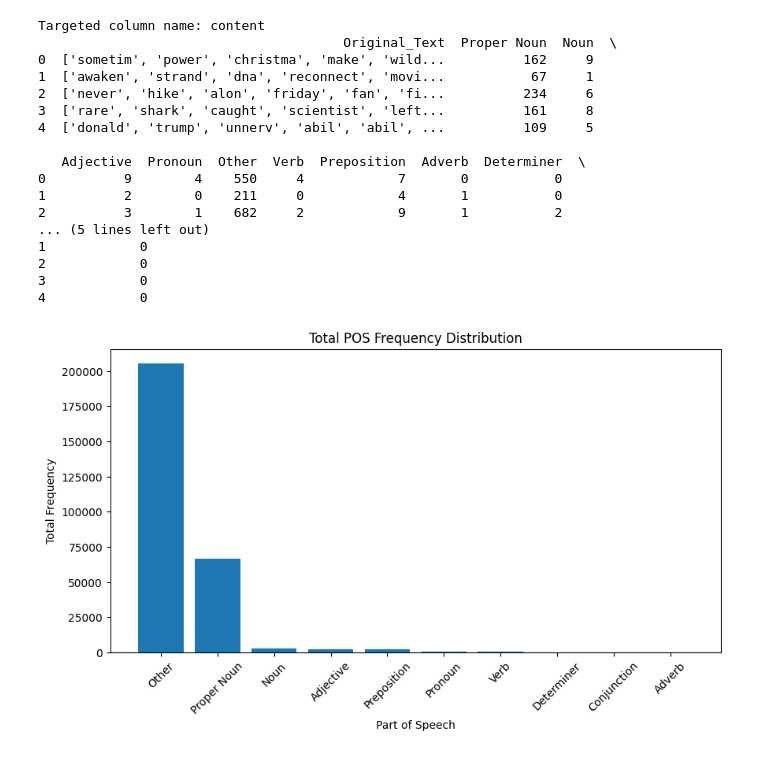
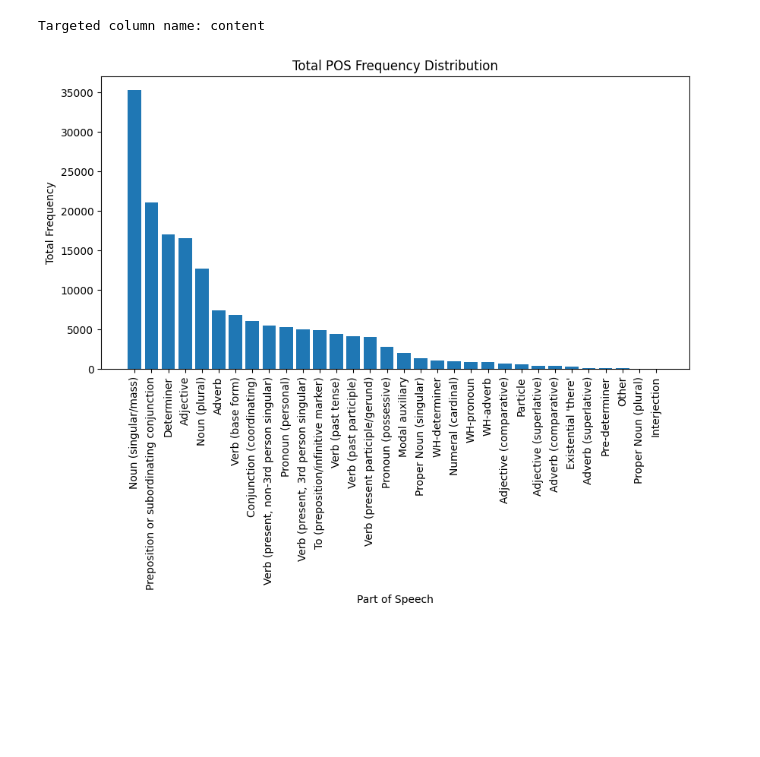
Before and after one commit to AntonBarslund/GDSGroup, a Jupyter notebook: exploration2.ipynb, the cells around one changed output. Drawn from its saved outputs; the diff is of its cells as text; code cells hidden in the pictures; blank space fills up the shorter version.

```diff
--- a/exploration2.ipynb
+++ b/exploration2.ipynb
@@ -9,27 +9,32 @@ import matplotlib.pyplot as plt
 #nltk.download('punkt')
 #nltk.download('averaged_perceptron_tagger')
 # %%
-df = pd.read_csv('data/news_sample_6.csv')
+df = pd.read_csv('data/news_sample_3.csv')
 
 column_index = 5
 if df.shape[1] > column_index:
     text_column = df.iloc[:, column_index].dropna().astype(str)  # Convert to string
     print(f"Targeted column name: {df.columns[column_index]}")  # Print column name
 else:
-    raise IndexError("CSV does not have 5 columns!")
+    raise IndexError("something's wrong!")
 
-# POS Tag Mapping for Readability
+
+# POS Mapping Dictionary
 pos_mapping = {
-    "NN": "Noun", "NNS": "Noun", "NNP": "Proper Noun", "NNPS": "Proper Noun",
-    "VB": "Verb", "VBD": "Verb", "VBG": "Verb", "VBN": "Verb", "VBP": "Verb", "VBZ": "Verb",
-    "JJ": "Adjective", "JJR": "Adjective", "JJS": "Adjective",
-    "RB": "Adverb", "RBR": "Adverb", "RBS": "Adverb",
-    "PRP": "Pronoun", "PRP$": "Pronoun", "WP": "Pronoun", "WP$": "Pronoun",
-    "DT": "Determiner",
-    "IN": "Preposition",
-    "CC": "Conjunction",
-    "UH": "Interjection"
+    "CC": "Conjunction (coordinating)", "CD": "Numeral (cardinal)", "DT": "Determiner",
+    "EX": "Existential 'there'", "IN": "Preposition or subordinating conjunction",
+    "JJ": "Adjective", "JJR": "Adjective (comparative)", "JJS": "Adjective (superlative)",
+    "LS": "List item marker", "MD": "Modal auxiliary", "NN": "Noun (singular/mass)",
+    "NNS": "Noun (plural)", "NNP": "Proper Noun (singular)", "NNPS": "Proper Noun (plural)",
+    "PDT": "Pre-determiner", "POS": "Genitive marker ('s)", "PRP": "Pronoun (personal)",
+    "PRP$": "Pronoun (possessive)", "RB": "Adverb", "RBR": "Adverb (comparative)",
+    "RBS": "Adverb (superlative)", "RP": "Particle", "TO": "To (preposition/infinitive marker)",
+    "UH": "Interjection", "VB": "Verb (base form)", "VBD": "Verb (past tense)",
+    "VBG": "Verb (present participle/gerund)", "VBN": "Verb (past participle)",
+    "VBP": "Verb (present, non-3rd person singular)", "VBZ": "Verb (present, 3rd person singular)",
+    "WDT": "WH-determiner", "WP": "WH-pronoun", "WRB": "WH-adverb"
 }
+
 
 # Function to process each row
 def process_text(text):
@@ -39,49 +44,33 @@ def process_text(text):
     # Convert POS tags to human-readable format
     readable_tags = [pos_mapping.get(tag, "Other") for _, tag in pos_tags]
 
     # Count occurrences of each word class
     pos_counts = {pos: readable_tags.count(pos) for pos in set(readable_tags)}
 
     return pos_counts
 
 # Apply function to each row and create a new DataFrame
 df_pos = text_column.apply(process_text).apply(pd.Series).fillna(0).astype(int)
 
 # Add original text for reference
 df_pos.insert(0, "Original_Text", text_column)
 
 # Display result
-print(df_pos.head())
+#print(df_pos.head())
 
 # Save to CSV
 df_pos.to_csv("pos_analysis.csv", index=False)
 
 # Optional: Aggregate and plot total POS counts
 pos_totals = df_pos.drop(columns=["Original_Text"]).sum().sort_values(ascending=False)
 
 plt.figure(figsize=(10, 5))
 plt.bar(pos_totals.index, pos_totals.values)
 plt.xlabel("Part of Speech")
 plt.ylabel("Total Frequency")
 plt.title("Total POS Frequency Distribution")
-plt.xticks(rotation=45)
+plt.xticks(rotation=90)
 plt.show()
 # %% [output]
 Targeted column name: content
-                                       Original_Text  Proper Noun  Noun  \
-0  ['sometim', 'power', 'christma', 'make', 'wild...          162     9
-1  ['awaken', 'strand', 'dna', 'reconnect', 'movi...           67     1
-2  ['never', 'hike', 'alon', 'friday', 'fan', 'fi...          234     6
-3  ['rare', 'shark', 'caught', 'scientist', 'left...          161     8
-4  ['donald', 'trump', 'unnerv', 'abil', 'abil', ...          109     5
-
-   Adjective  Pronoun  Other  Verb  Preposition  Adverb  Determiner  \
-0          9        4    550     4            7       0           0
-1          2        0    211     0            4       1           0
-2          3        1    682     2            9       1           2
-... (5 lines left out)
-1            0
-2            0
-3            0
-4            0
-[figure, old version]
+[figure, new version]
```
